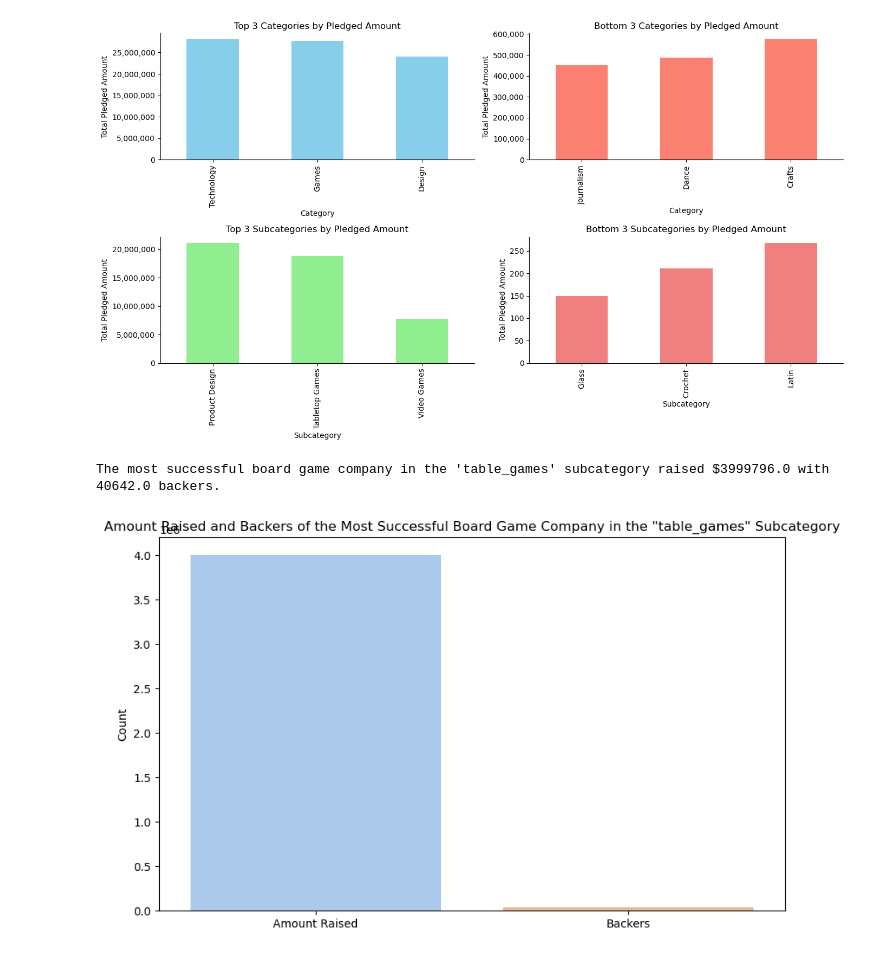
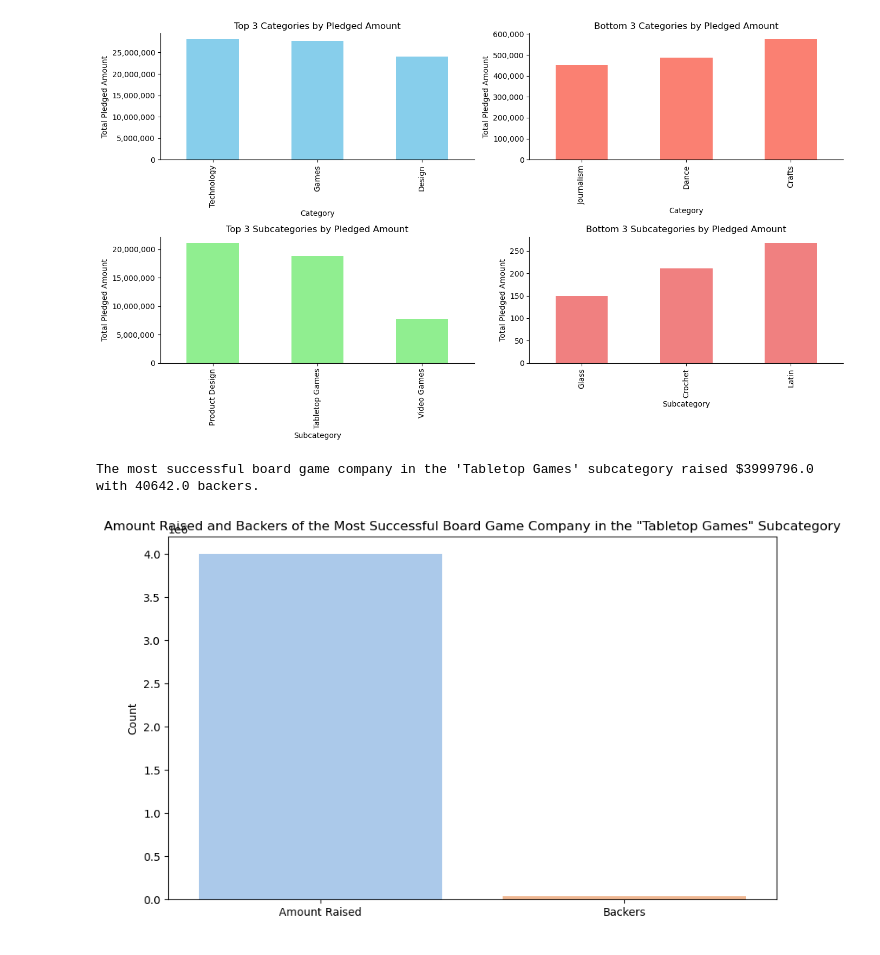
Before and after one commit to atroitskaia/kickstarter_project-, a Jupyter notebook: KickstarterProject.ipynb, the cells around one changed output. Saved outputs shown, nothing was run; the diff lists cells and outputs as text; code cells hidden in the pictures.

```diff
--- a/KickstarterProject.ipynb
+++ b/KickstarterProject.ipynb
@@ -427,29 +434,29 @@ plt.show()
 # %%
 #3. What was the amount the most successful board game
 #company raised? How many backers did they have?
 
-# Filter for successful campaigns in the "table_games" subcategory
+# Filter for successful campaigns in the "Tabletop Games" subcategory
 successful_table_games = df[(df['outcome'] == 'successful') & (df['Sub_Category'] == 'Tabletop Games')]
 
 # Find the campaign with the highest amount raised
 most_successful_campaign = successful_table_games[successful_table_games['pledged'] == successful_table_games['pledged'].max()]
 
 # Get the amount raised and the number of backers
 amount_raised = most_successful_campaign['pledged'].values[0]
 backers = most_successful_campaign['backers'].values[0]
 
 # Print the amount raised and the number of backers
-print("The most successful board game company in the 'table_games' subcategory raised ${} with {} backers.".format(amount_raised, backers))
+print("The most successful board game company in the 'Tabletop Games' subcategory raised ${} with {} backers.".format(amount_raised, backers))
 
 # Visualization
 plt.figure(figsize=(10, 6))
 sns.barplot(x=['Amount Raised', 'Backers'], y=[amount_raised, backers], palette='pastel')
-plt.title('Amount Raised and Backers of the Most Successful Board Game Company in the "table_games" Subcategory')
+plt.title('Amount Raised and Backers of the Most Successful Board Game Company in the "Tabletop Games" Subcategory')
 plt.ylabel('Count')
 plt.show()
 # %% [output]
-The most successful board game company in the 'table_games' subcategory raised $3999796.0 with 40642.0 backers.
+The most successful board game company in the 'Tabletop Games' subcategory raised $3999796.0 with 40642.0 backers.
-[figure, old version]
+[figure, new version]
 # %%
 df.head()
 # %% [output]
```
Also changed, not shown: parts of 19 cells of this notebook.
